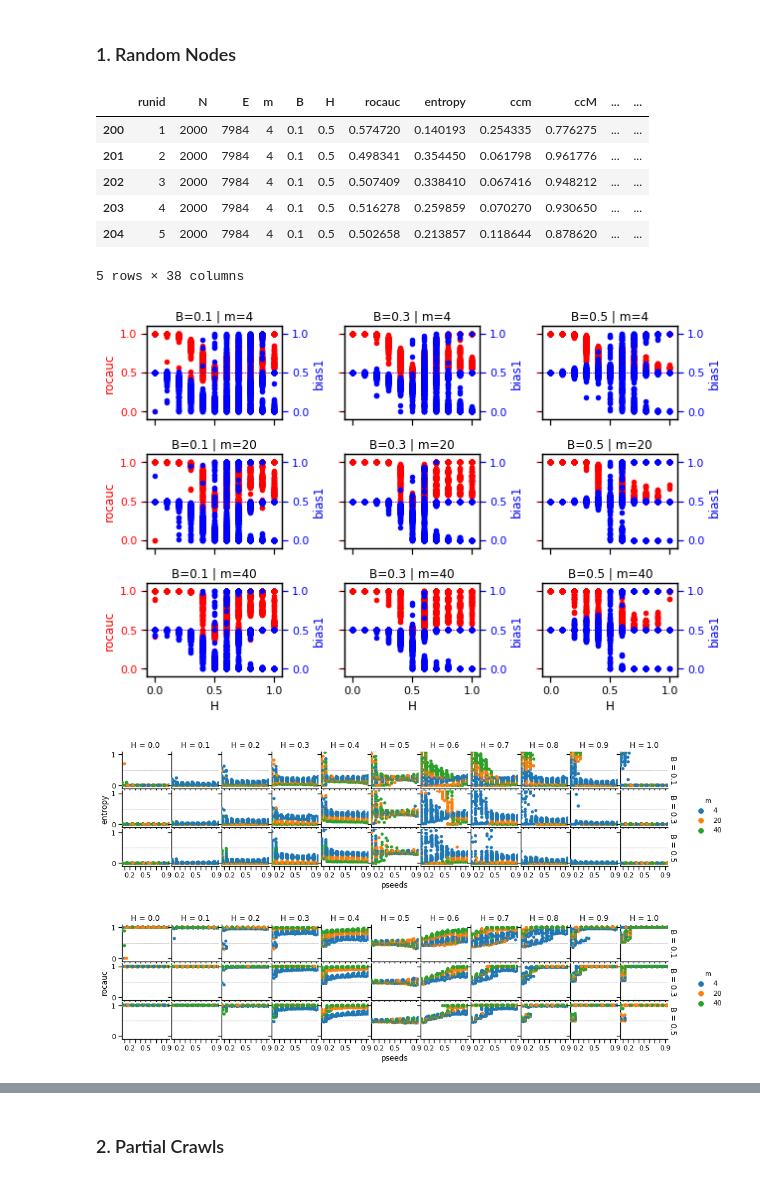
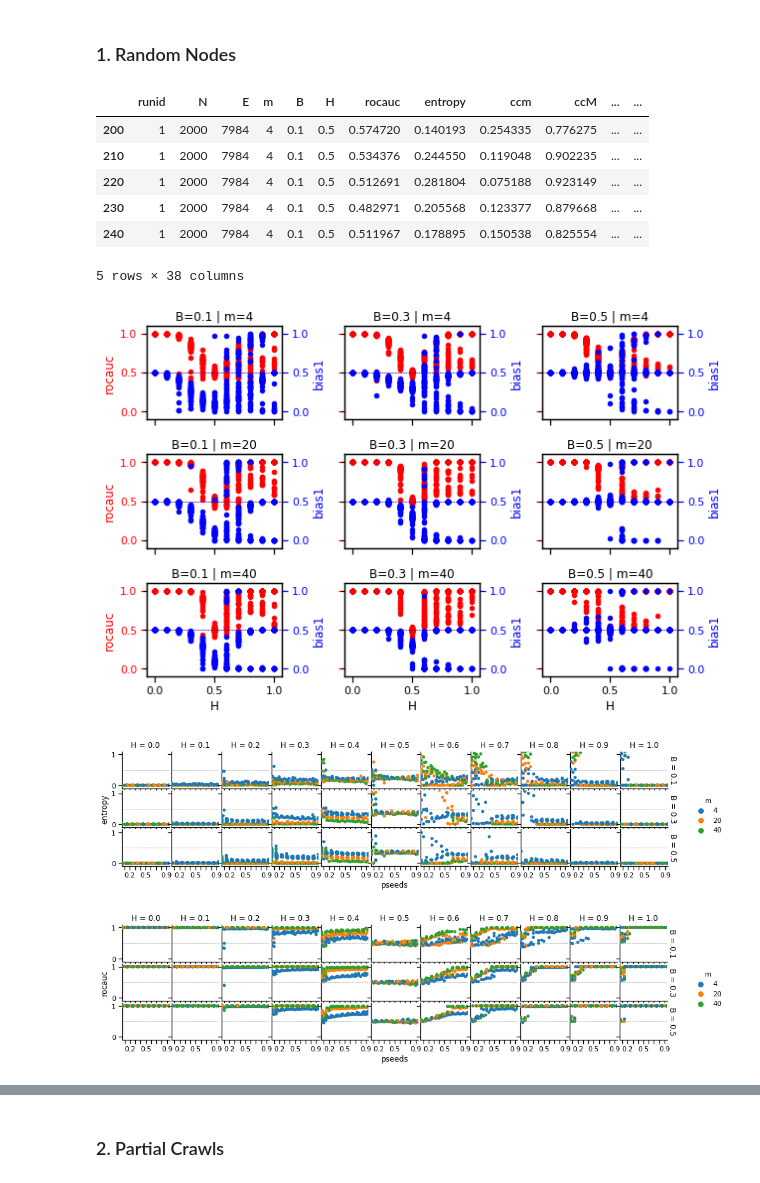
Before and after one commit to lisette-espin/JupyterNotebook, a Jupyter notebook: relational_classification/relational_classification.ipynb, the cells around one changed output, grey strips where cells are left out. Saved outputs shown, nothing was run; the diff lists cells and outputs as text; code cells hidden in the pictures.

Commit message:
Update relational_classification.ipynb
new comparison plot

```diff
--- a/relational_classification/relational_classification.ipynb
+++ b/relational_classification/relational_classification.ipynb
@@ -63,27 +63,28 @@ sns.set_context('notebook')
 <h3>1. Random Nodes</h3>
 # %%
 df_random_nodes = pd.read_csv(FN.format('random_nodes'), index_col=0).query("m in [4,20,40] & N > 1000 & N < 3000")
+df_random_nodes = df_random_nodes.query("runid==1 & N>1000 & N<3000").copy()
 df_random_nodes.head()
 # %% [output]
 |  | runid | N | E | m | B | H | rocauc | entropy | ccm | ccM | ... | ... |
 | 200 | 1 | 2000 | 7984 | 4 | 0.1 | 0.5 | 0.574720 | 0.140193 | 0.254335 | 0.776275 | ... | ... |
-| 201 | 2 | 2000 | 7984 | 4 | 0.1 | 0.5 | 0.498341 | 0.354450 | 0.061798 | 0.961776 | ... | ... |
-| 202 | 3 | 2000 | 7984 | 4 | 0.1 | 0.5 | 0.507409 | 0.338410 | 0.067416 | 0.948212 | ... | ... |
-| 203 | 4 | 2000 | 7984 | 4 | 0.1 | 0.5 | 0.516278 | 0.259859 | 0.070270 | 0.930650 | ... | ... |
-| 204 | 5 | 2000 | 7984 | 4 | 0.1 | 0.5 | 0.502658 | 0.213857 | 0.118644 | 0.878620 | ... | ... |
+| 210 | 1 | 2000 | 7984 | 4 | 0.1 | 0.5 | 0.534376 | 0.244550 | 0.119048 | 0.902235 | ... | ... |
+| 220 | 1 | 2000 | 7984 | 4 | 0.1 | 0.5 | 0.512691 | 0.281804 | 0.075188 | 0.923149 | ... | ... |
+| 230 | 1 | 2000 | 7984 | 4 | 0.1 | 0.5 | 0.482971 | 0.205568 | 0.123377 | 0.879668 | ... | ... |
+| 240 | 1 | 2000 | 7984 | 4 | 0.1 | 0.5 | 0.511967 | 0.178895 | 0.150538 | 0.825554 | ... | ... |
 5 rows × 38 columns
 # %%
 plot_vs(df_random_nodes, 'rocauc', 'bias1')
 # %% [output]
-[figure, old version]
+[figure, new version]
 # %%
 plot_results(df_random_nodes,'entropy')
 # %% [output]
-[figure, old version]
+[figure, new version]
 # %%
 plot_results(df_random_nodes,'rocauc')
 # %% [output]
-[figure, old version]
+[figure, new version]
 # %%
 plot_results(df_random_nodes,'bias1')
 # %% [output]
```
Also changed, not shown: parts of 3 cells of this notebook.
